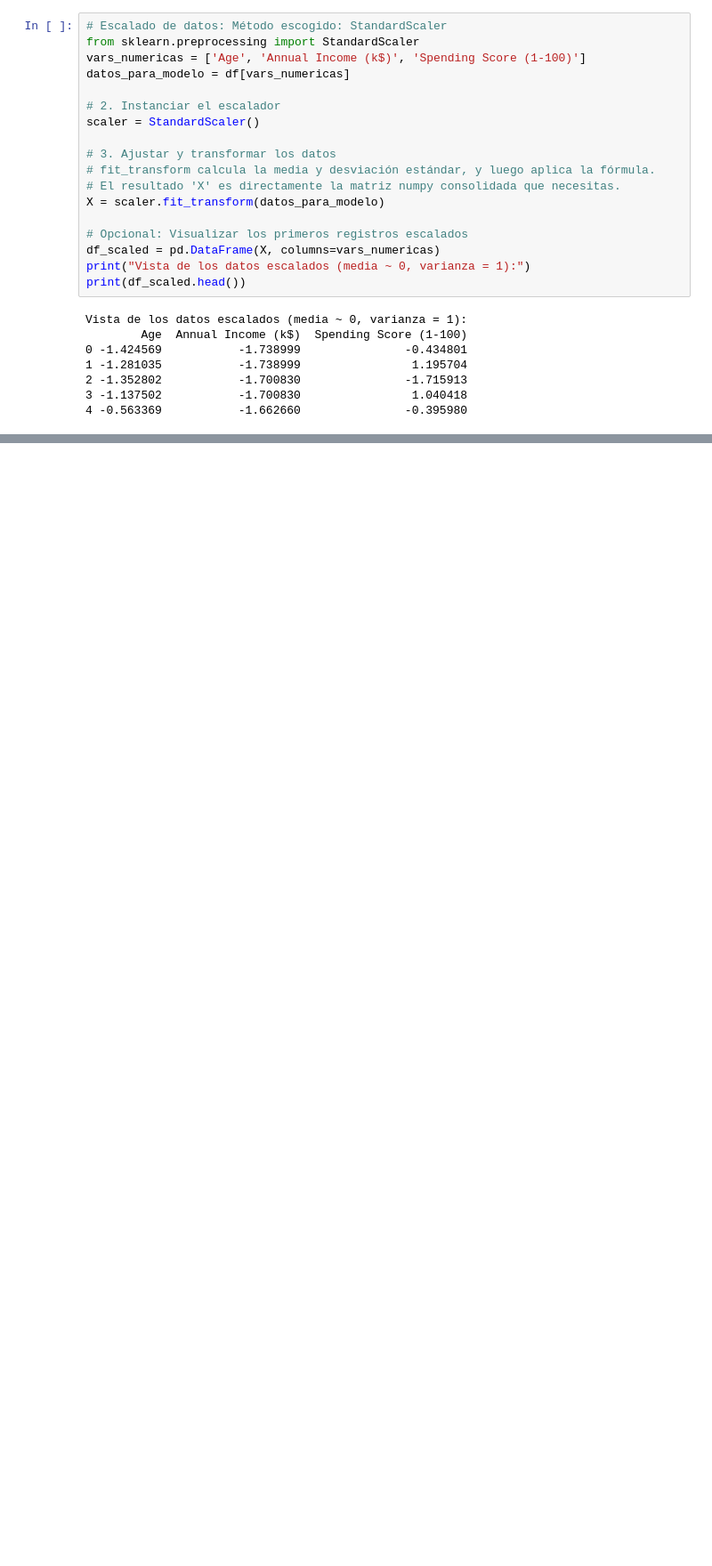
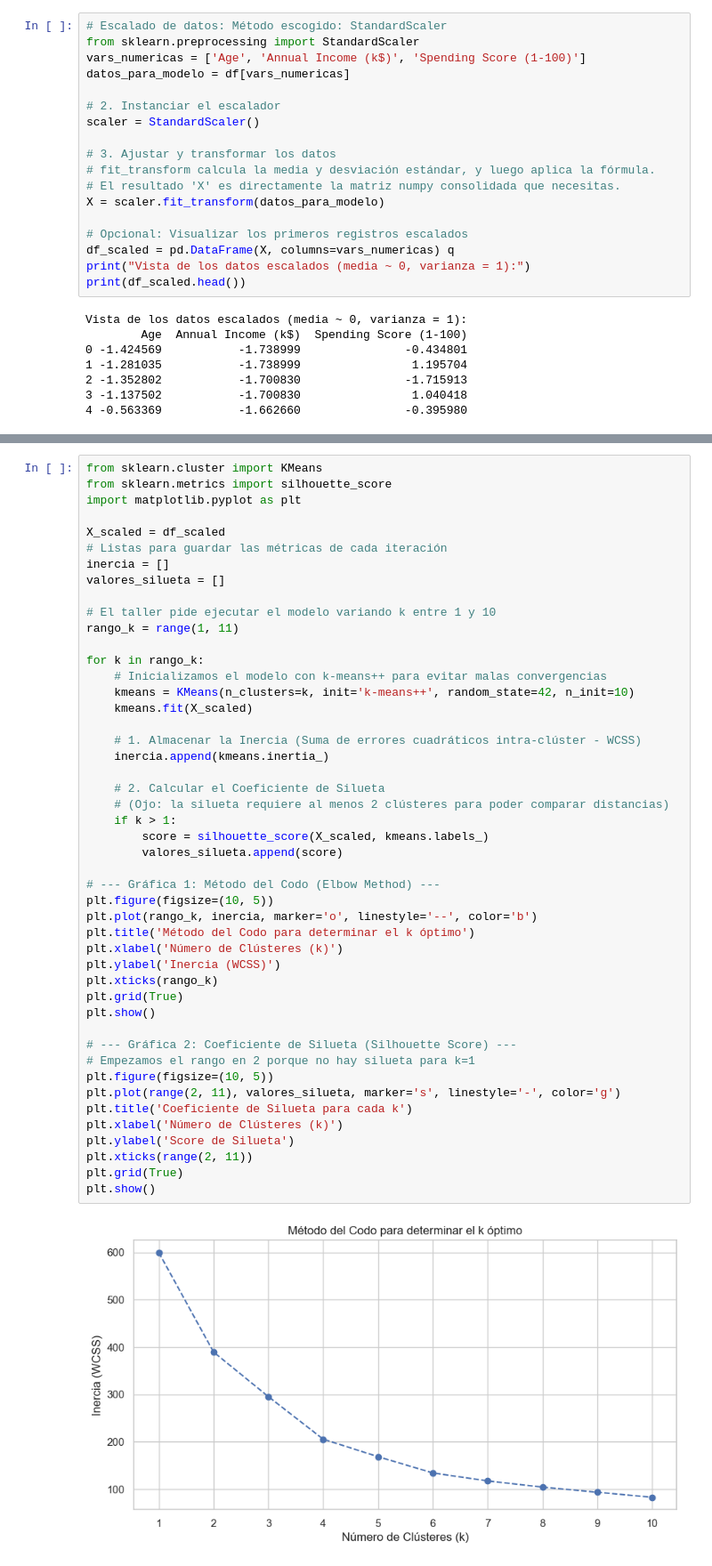
Before and after one commit to CarlosM2304/K-Means-Customer-Clustering, a Jupyter notebook: Implementacion.ipynb, the cells around one changed output, grey strips where cells are left out. Shown at 89% size. Drawn from its saved outputs; the diff is of its cells as text; blank space fills up the shorter version.

```diff
--- a/Implementacion.ipynb
+++ b/Implementacion.ipynb
@@ -153,7 +220,7 @@ scaler = StandardScaler()
 X = scaler.fit_transform(datos_para_modelo)
 
 # Opcional: Visualizar los primeros registros escalados
-df_scaled = pd.DataFrame(X, columns=vars_numericas)
+df_scaled = pd.DataFrame(X, columns=vars_numericas) q
 print("Vista de los datos escalados (media ~ 0, varianza = 1):")
 print(df_scaled.head())
 # %% [output]
@@ -166,0 +236,49 @@ Vista de los datos escalados (media ~ 0, varianza = 1):
+# %%
+from sklearn.cluster import KMeans
+from sklearn.metrics import silhouette_score
+import matplotlib.pyplot as plt
+
+X_scaled = df_scaled
+# Listas para guardar las métricas de cada iteración
+inercia = []
+valores_silueta = []
+
+# El taller pide ejecutar el modelo variando k entre 1 y 10
+rango_k = range(1, 11)
+
+for k in rango_k:
+    # Inicializamos el modelo con k-means++ para evitar malas convergencias
+    kmeans = KMeans(n_clusters=k, init='k-means++', random_state=42, n_init=10)
+    kmeans.fit(X_scaled)
+
+    # 1. Almacenar la Inercia (Suma de errores cuadráticos intra-clúster - WCSS)
+    inercia.append(kmeans.inertia_)
+
+    # 2. Calcular el Coeficiente de Silueta
+    # (Ojo: la silueta requiere al menos 2 clústeres para poder comparar distancias)
+    if k > 1:
+        score = silhouette_score(X_scaled, kmeans.labels_)
+        valores_silueta.append(score)
+
+# --- Gráfica 1: Método del Codo (Elbow Method) ---
+plt.figure(figsize=(10, 5))
+plt.plot(rango_k, inercia, marker='o', linestyle='--', color='b')
+plt.title('Método del Codo para determinar el k óptimo')
+plt.xlabel('Número de Clústeres (k)')
+plt.ylabel('Inercia (WCSS)')
+plt.xticks(rango_k)
+plt.grid(True)
+plt.show()
+
+# --- Gráfica 2: Coeficiente de Silueta (Silhouette Score) ---
+# Empezamos el rango en 2 porque no hay silueta para k=1
+plt.figure(figsize=(10, 5))
+plt.plot(range(2, 11), valores_silueta, marker='s', linestyle='-', color='g')
+plt.title('Coeficiente de Silueta para cada k')
+plt.xlabel('Número de Clústeres (k)')
+plt.ylabel('Score de Silueta')
+plt.xticks(range(2, 11))
+plt.grid(True)
+plt.show()
+# %% [output]
+[figure, added]
```
Also changed, not shown: parts of 11 cells of this notebook.
